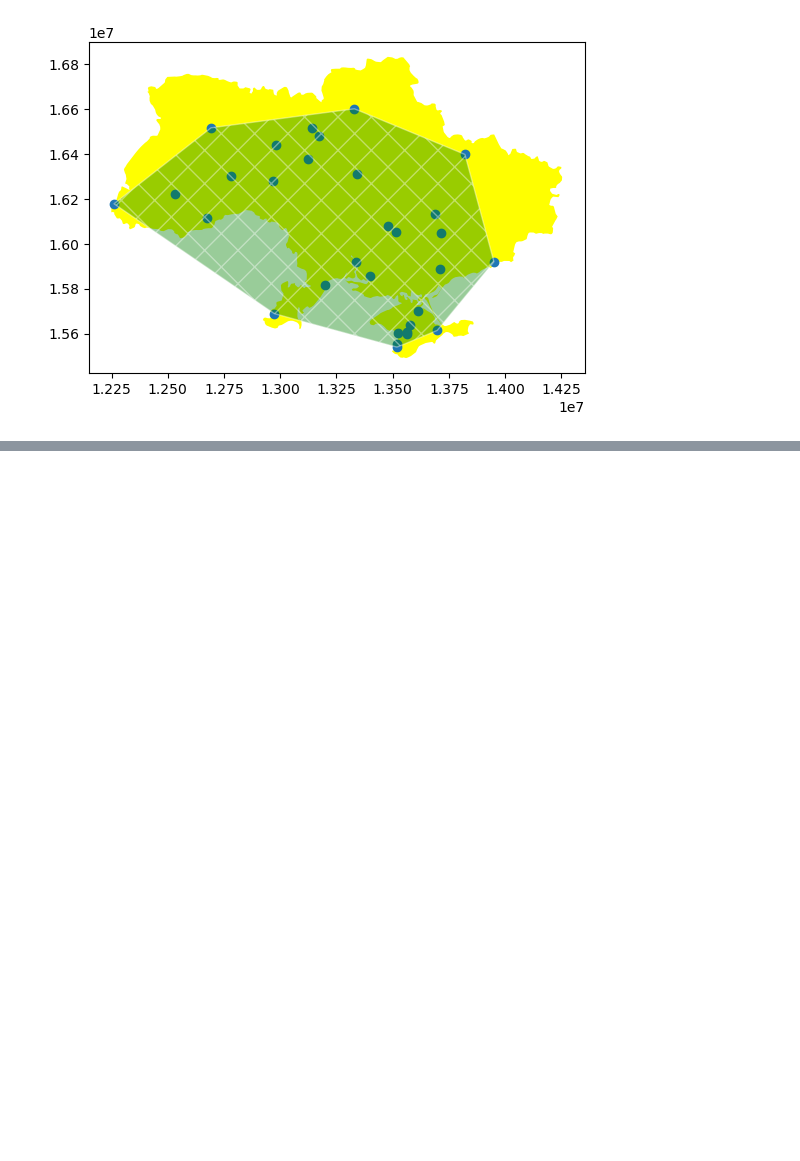
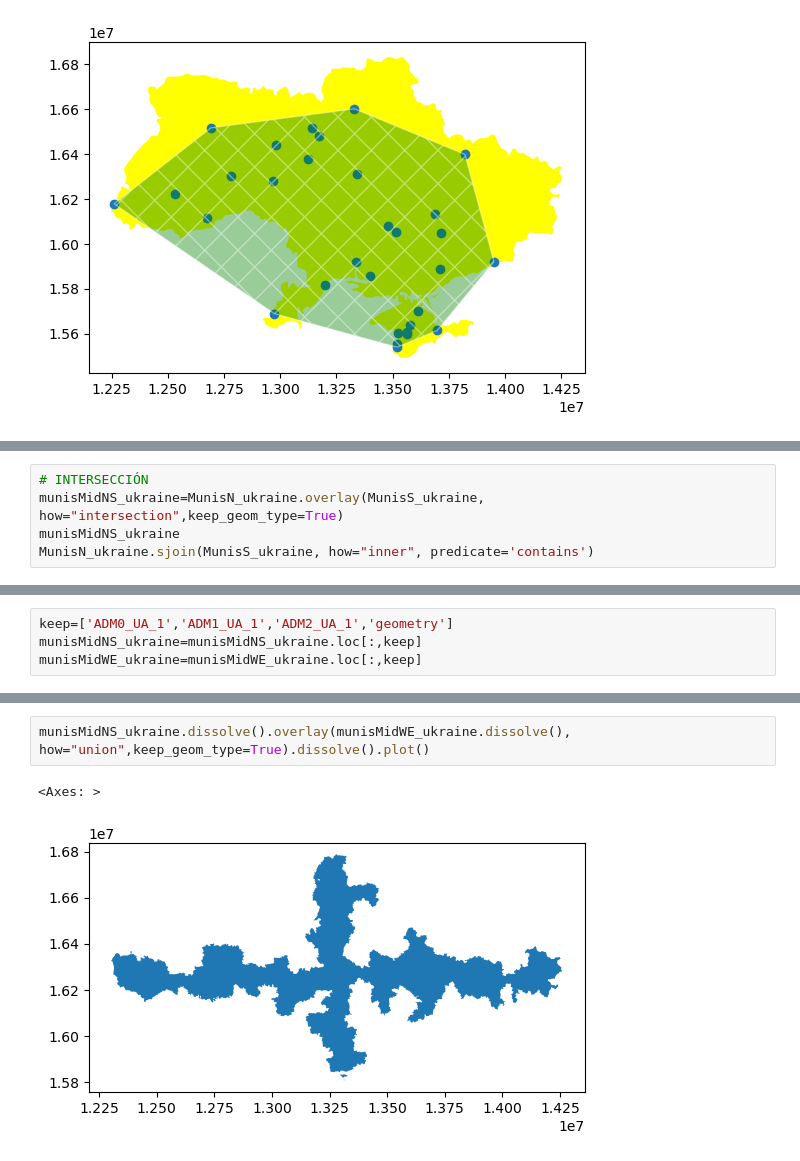
Before and after one commit to ZurinaGarcia/tareaEntregable3, a Jupyter notebook: GeoDF_Operations.ipynb, the cells around one changed output, grey strips where cells are left out. Saved outputs shown, nothing was run; the diff lists cells and outputs as text; blank space fills up the shorter version.

```diff
--- a/GeoDF_Operations.ipynb
+++ b/GeoDF_Operations.ipynb
@@ -531,0 +545,5 @@ MediumAirport_hull.plot(ax=base,facecolor='green',
+# %%
+# INTERSECCIÓN
+munisMidNS_ukraine=MunisN_ukraine.overlay(MunisS_ukraine, how="intersection",keep_geom_type=True)
+munisMidNS_ukraine
+MunisN_ukraine.sjoin(MunisS_ukraine, how="inner", predicate='contains')
@@ -531,0 +600,4 @@ MediumAirport_hull.plot(ax=base,facecolor='green',
+# %%
+keep=['ADM0_UA_1','ADM1_UA_1','ADM2_UA_1','geometry']
+munisMidNS_ukraine=munisMidNS_ukraine.loc[:,keep]
+munisMidWE_ukraine=munisMidWE_ukraine.loc[:,keep]
@@ -531,0 +646,5 @@ MediumAirport_hull.plot(ax=base,facecolor='green',
+# %%
+munisMidNS_ukraine.dissolve().overlay(munisMidWE_ukraine.dissolve(), how="union",keep_geom_type=True).dissolve().plot()
+# %% [output]
+<Axes: >
+[figure, added]
```
Also changed, not shown: parts of 13 cells of this notebook.
